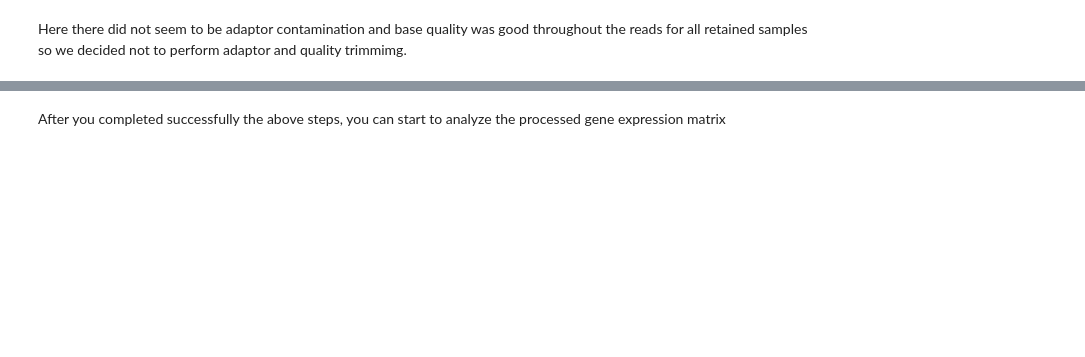
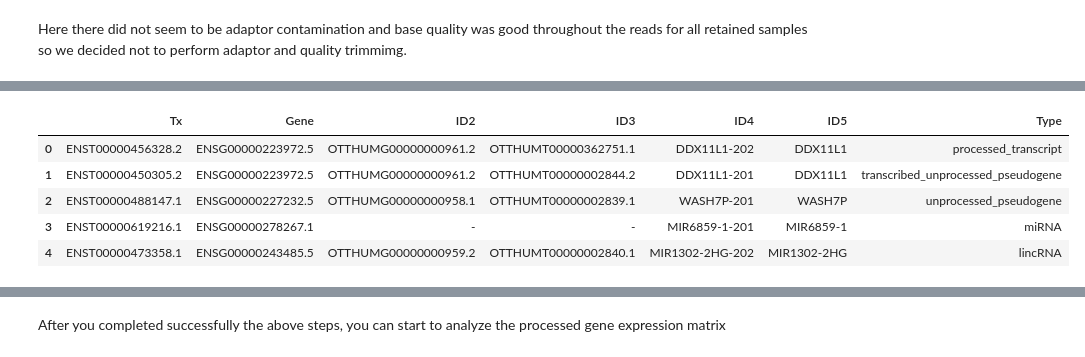
Before and after one commit to Jx-b/RNAseq, a Jupyter notebook: pipelines/salmon_pipeline.ipynb, the cells around one changed output, grey strips where cells are left out. Cells and saved outputs as stored; diff of their text form; code cells hidden in the pictures; blank space fills up the shorter version.

```diff
--- a/pipelines/salmon_pipeline.ipynb
+++ b/pipelines/salmon_pipeline.ipynb
@@ -212,0 +176,12 @@ TPM.head(3)
+# %%
+#split all IDs in Name
+IDs = merged.Name.str.split(pat='|', expand=True).drop([6,8], axis=1)
+IDs.columns = ['Tx', 'Gene', 'ID2', 'ID3', 'ID4', 'ID5', 'Type']
+IDs.head()
+# %% [output]
+|  | Tx | Gene | ID2 | ID3 | ID4 | ID5 | Type |
+| 0 | ENST00000456328.2 | ENSG00000223972.5 | OTTHUMG00000000961.2 | OTTHUMT00000362751.1 | DDX11L1-202 | DDX11L1 | processed_transcript |
+| 1 | ENST00000450305.2 | ENSG00000223972.5 | OTTHUMG00000000961.2 | OTTHUMT00000002844.2 | DDX11L1-201 | DDX11L1 | transcribed_unprocessed_pseudogene |
+| 2 | ENST00000488147.1 | ENSG00000227232.5 | OTTHUMG00000000958.1 | OTTHUMT00000002839.1 | WASH7P-201 | WASH7P | unprocessed_pseudogene |
+| 3 | ENST00000619216.1 | ENSG00000278267.1 | - | - | MIR6859-1-201 | MIR6859-1 | miRNA |
+| 4 | ENST00000473358.1 | ENSG00000243485.5 | OTTHUMG00000000959.2 | OTTHUMT00000002840.1 | MIR1302-2HG-202 | MIR1302-2HG | lincRNA |
```
Also changed, not shown: parts of 32 cells of this notebook, 9 other files.
